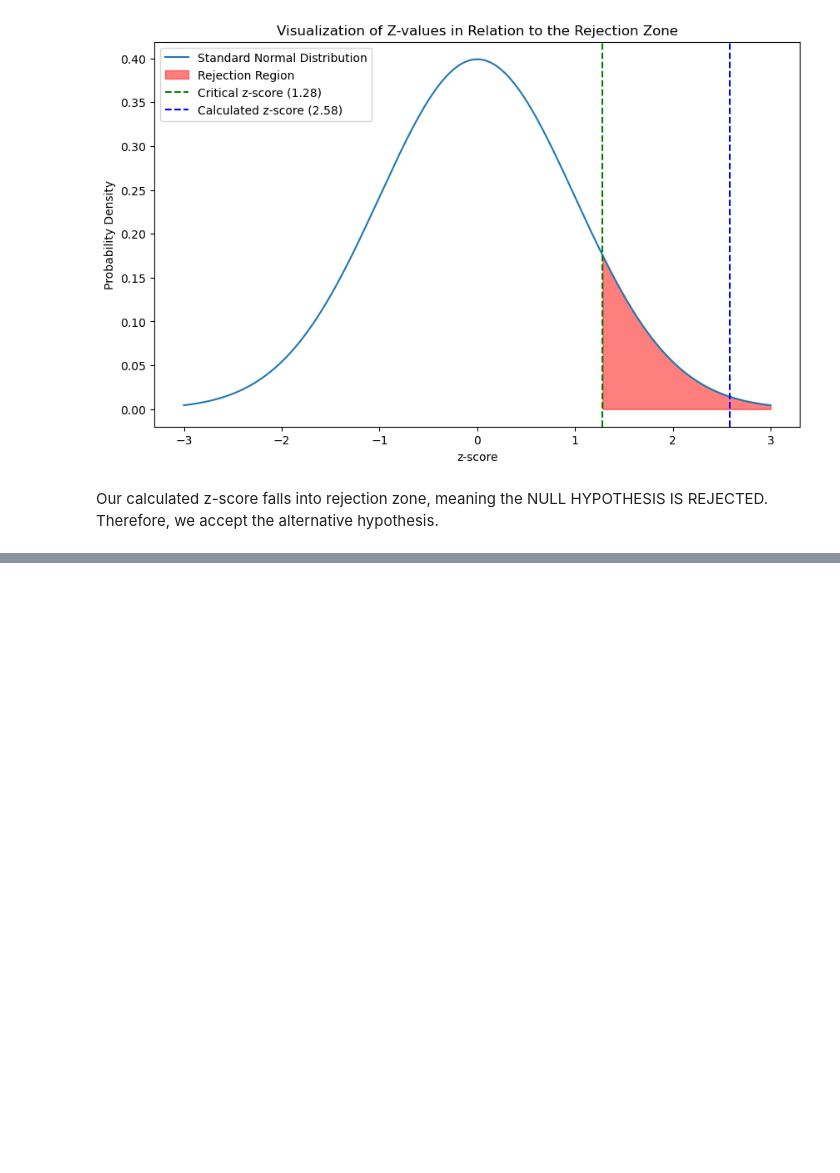
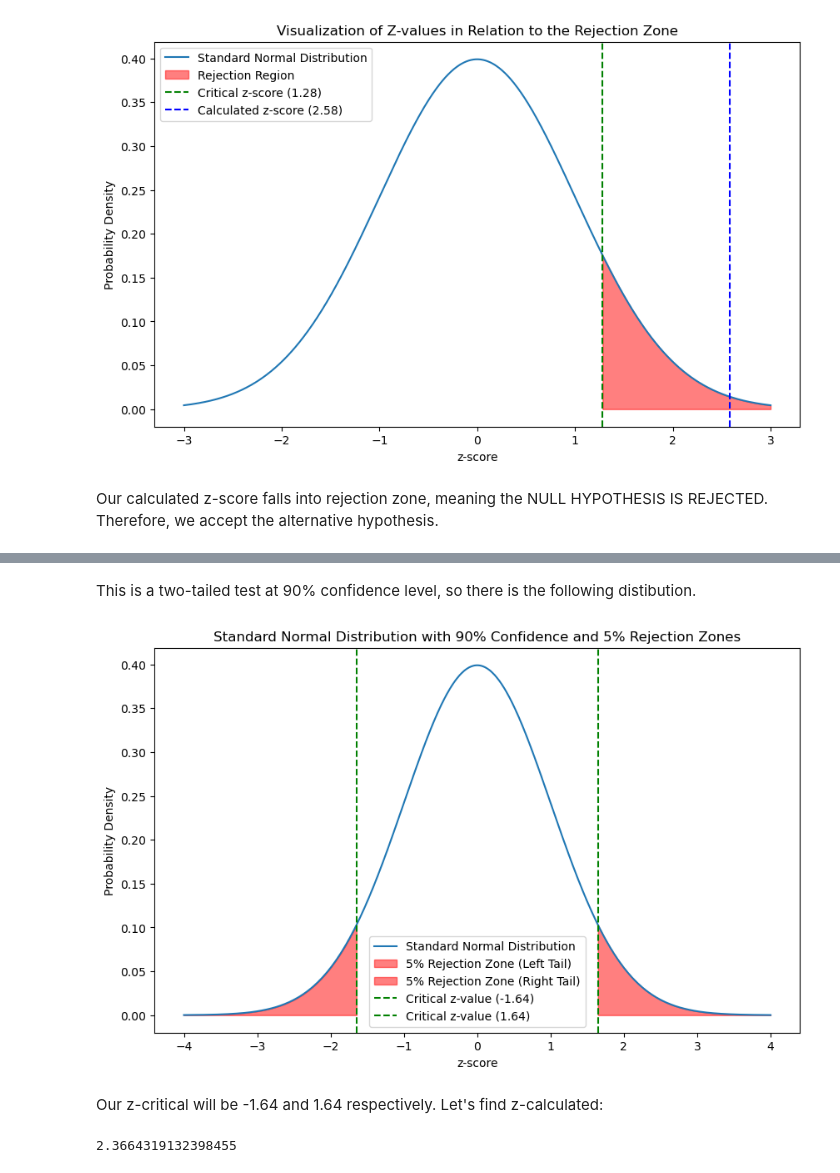
Before and after one commit to ZohanKPI/DS_camp_hometask20, a Jupyter notebook: Statistical_tests.ipynb, the cells around one changed output, grey strips where cells are left out. Cells and saved outputs as stored; diff of their text form; code cells hidden in the pictures; blank space fills up the shorter version.

```diff
--- a/Statistical_tests.ipynb
+++ b/Statistical_tests.ipynb
@@ -89,0 +106,50 @@ Our calculated z-score falls into rejection zone, meaning the NULL HYPOTHESIS IS
+# %% [markdown]
+This is a two-tailed test at 90% confidence level, so there is the following distibution.
+# %%
+def plot_confidence_and_rejection_zones():
+    mean = 0
+    std_dev = 1
+
+    x = np.linspace(mean - 4*std_dev, mean + 4*std_dev, 1000)
+
+    y = stats.norm.pdf(x, mean, std_dev)
+
+    z_lower = stats.norm.ppf(0.05)
+    z_upper = stats.norm.ppf(0.95)
+
+    plt.figure(figsize=(10, 6))
+    plt.plot(x, y, label='Standard Normal Distribution')
+
+    plt.fill_between(x, y, where=(x < z_lower), color='red', alpha=0.5, label='5% Rejection Zone (Left Tail)')
+    plt.fill_between(x, y, where=(x > z_upper), color='red', alpha=0.5, label='5% Rejection Zone (Right Tail)')
+
+    plt.axvline(x=z_lower, color='green', linestyle='--', label=f'Critical z-value ({z_lower:.2f})')
+    plt.axvline(x=z_upper, color='green', linestyle='--', label=f'Critical z-value ({z_upper:.2f})')
+
+    plt.xlabel('z-score')
+    plt.ylabel('Probability Density')
+    plt.title('Standard Normal Distribution with 90% Confidence and 5% Rejection Zones')
+    plt.legend()
+
+    plt.show()
+
+plot_confidence_and_rejection_zones()
+# %% [output]
+[figure, added]
+# %% [markdown]
+Our z-critical will be -1.64 and 1.64 respectively. Let's find z-calculated:
+# %%
+mean_old_factory = 3.1
+std_dev_old_factory = 1.0
+n_old_factory = 40
+
+mean_new_factory = 3.8
+std_dev_new_factory = 1.5
+n_new_factory = 36
+
+numerator = mean_new_factory - mean_old_factory
+denominator = np.sqrt((std_dev_old_factory**2 / n_old_factory) + (std_dev_new_factory**2 / n_new_factory))
+z_calculated = numerator / denominator
+z_calculated
+# %% [output]
+2.3664319132398455
```
Also changed, not shown: parts of 4 cells of this notebook.
